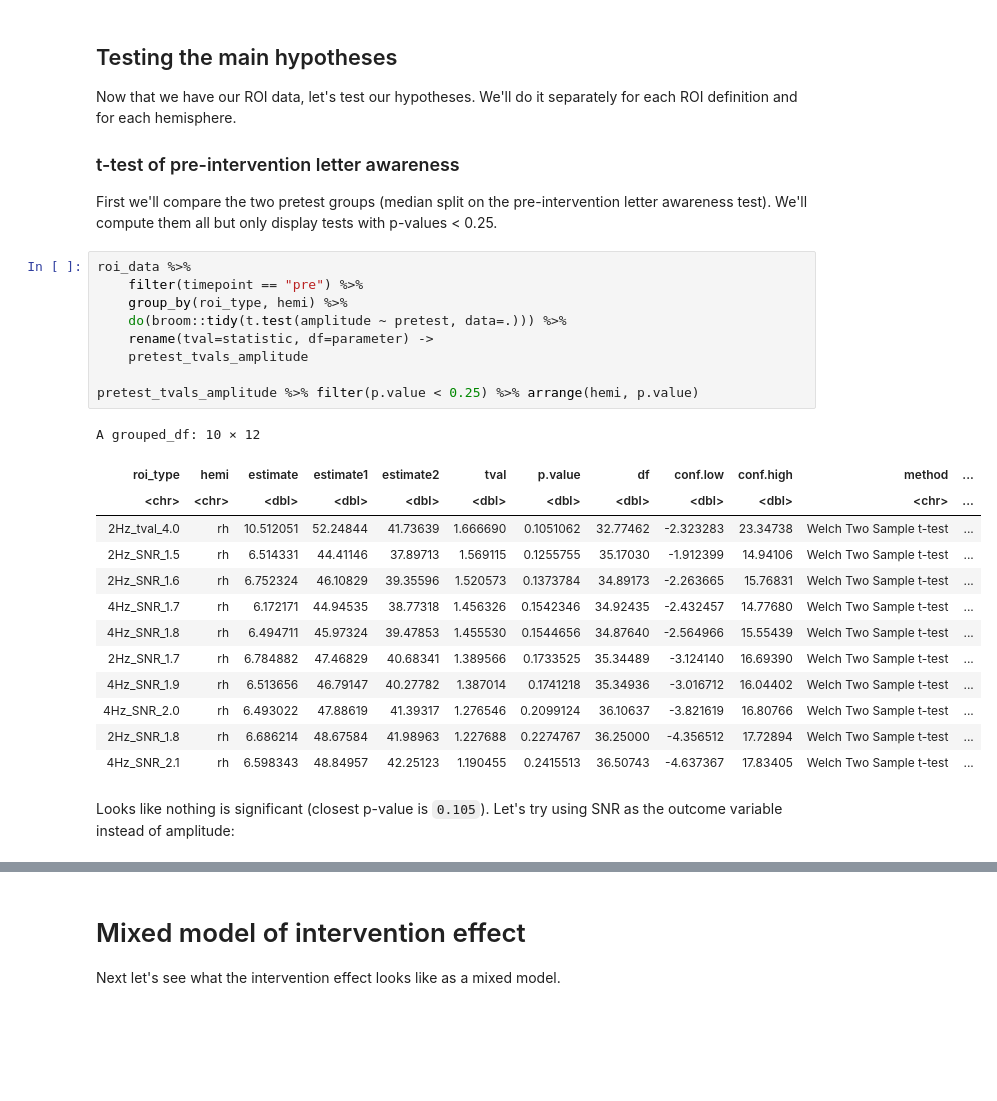
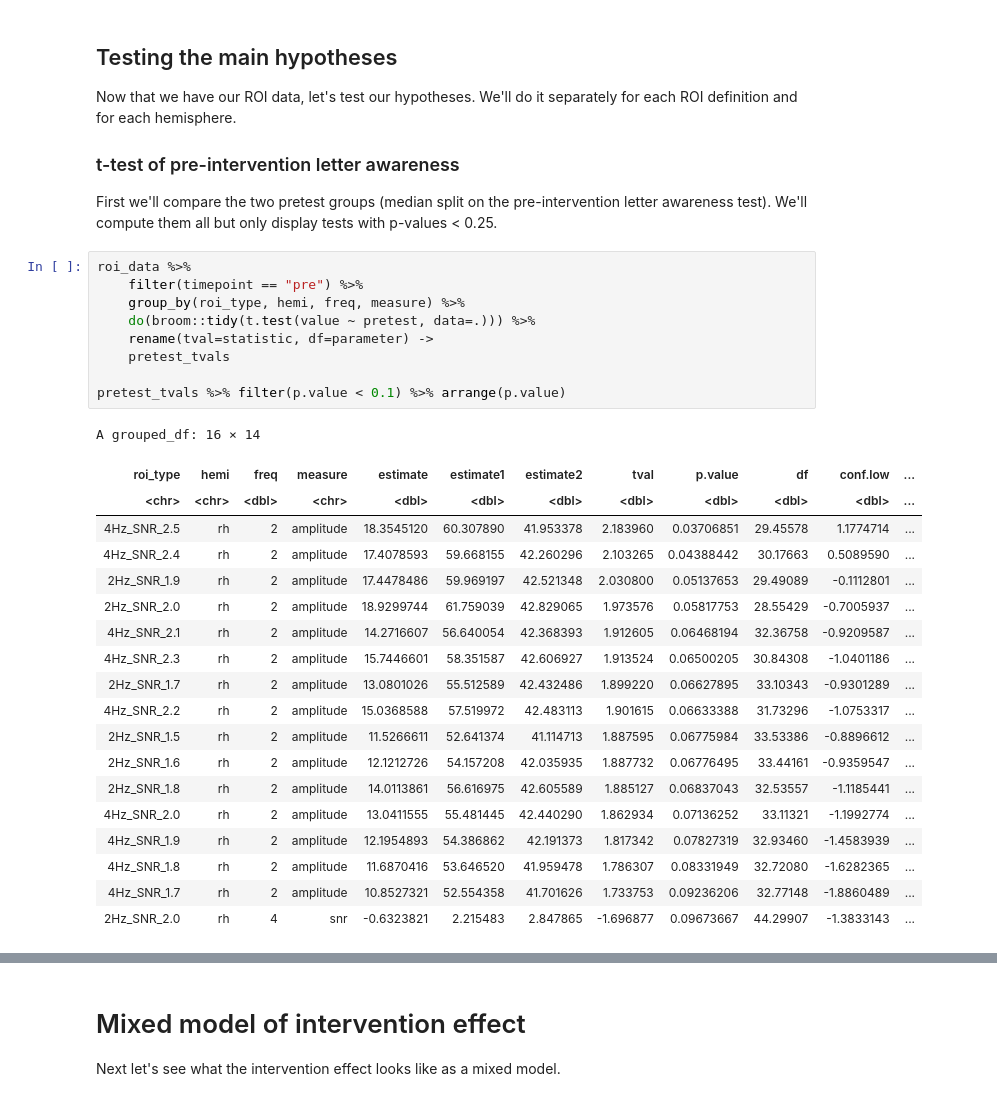
Before and after one commit to yeatmanlab/preK-MEG, a Jupyter notebook: analysis/notebooks/ssvep_ROI_modeling.ipynb, the cells around one changed output, grey strips where cells are left out. Saved outputs shown, nothing was run; the diff lists cells and outputs as text; blank space fills up the shorter version.

```diff
--- a/analysis/notebooks/ssvep_ROI_modeling.ipynb
+++ b/analysis/notebooks/ssvep_ROI_modeling.ipynb
@@ -280,25 +289,29 @@ First we'll compare the two pretest groups (median split on the pre-intervention
 # %%
 roi_data %>%
     filter(timepoint == "pre") %>%
-    group_by(roi_type, hemi) %>%
-    do(broom::tidy(t.test(amplitude ~ pretest, data=.))) %>%
+    group_by(roi_type, hemi, freq, measure) %>%
+    do(broom::tidy(t.test(value ~ pretest, data=.))) %>%
     rename(tval=statistic, df=parameter) ->
-    pretest_tvals_amplitude
+    pretest_tvals
 
-pretest_tvals_amplitude %>% filter(p.value < 0.25) %>% arrange(hemi, p.value)
+pretest_tvals %>% filter(p.value < 0.1) %>% arrange(p.value)
 # %% [output]
-A grouped_df: 10 × 12
+A grouped_df: 16 × 14
-| roi_type | hemi | estimate | estimate1 | estimate2 | tval | p.value | df | conf.low | conf.high | method | ... |
-| <chr> | <chr> | <dbl> | <dbl> | <dbl> | <dbl> | <dbl> | <dbl> | <dbl> | <dbl> | <chr> | ... |
-| 2Hz_tval_4.0 | rh | 10.512051 | 52.24844 | 41.73639 | 1.666690 | 0.1051062 | 32.77462 | -2.323283 | 23.34738 | Welch Two Sample t-test | ... |
-| 2Hz_SNR_1.5 | rh | 6.514331 | 44.41146 | 37.89713 | 1.569115 | 0.1255755 | 35.17030 | -1.912399 | 14.94106 | Welch Two Sample t-test | ... |
-| 2Hz_SNR_1.6 | rh | 6.752324 | 46.10829 | 39.35596 | 1.520573 | 0.1373784 | 34.89173 | -2.263665 | 15.76831 | Welch Two Sample t-test | ... |
-| 4Hz_SNR_1.7 | rh | 6.172171 | 44.94535 | 38.77318 | 1.456326 | 0.1542346 | 34.92435 | -2.432457 | 14.77680 | Welch Two Sample t-test | ... |
-| 4Hz_SNR_1.8 | rh | 6.494711 | 45.97324 | 39.47853 | 1.455530 | 0.1544656 | 34.87640 | -2.564966 | 15.55439 | Welch Two Sample t-test | ... |
-| 2Hz_SNR_1.7 | rh | 6.784882 | 47.46829 | 40.68341 | 1.389566 | 0.1733525 | 35.34489 | -3.124140 | 16.69390 | Welch Two Sample t-test | ... |
-| 4Hz_SNR_1.9 | rh | 6.513656 | 46.79147 | 40.27782 | 1.387014 | 0.1741218 | 35.34936 | -3.016712 | 16.04402 | Welch Two Sample t-test | ... |
-| 4Hz_SNR_2.0 | rh | 6.493022 | 47.88619 | 41.39317 | 1.276546 | 0.2099124 | 36.10637 | -3.821619 | 16.80766 | Welch Two Sample t-test | ... |
-| 2Hz_SNR_1.8 | rh | 6.686214 | 48.67584 | 41.98963 | 1.227688 | 0.2274767 | 36.25000 | -4.356512 | 17.72894 | Welch Two Sample t-test | ... |
-| 4Hz_SNR_2.1 | rh | 6.598343 | 48.84957 | 42.25123 | 1.190455 | 0.2415513 | 36.50743 | -4.637367 | 17.83405 | Welch Two Sample t-test | ... |
+| roi_type | hemi | freq | measure | estimate | estimate1 | estimate2 | tval | p.value | df | conf.low | ... |
+| <chr> | <chr> | <dbl> | <chr> | <dbl> | <dbl> | <dbl> | <dbl> | <dbl> | <dbl> | <dbl> | ... |
+| 4Hz_SNR_2.5 | rh | 2 | amplitude | 18.3545120 | 60.307890 | 41.953378 | 2.183960 | 0.03706851 | 29.45578 | 1.1774714 | ... |
+| 4Hz_SNR_2.4 | rh | 2 | amplitude | 17.4078593 | 59.668155 | 42.260296 | 2.103265 | 0.04388442 | 30.17663 | 0.5089590 | ... |
+| 2Hz_SNR_1.9 | rh | 2 | amplitude | 17.4478486 | 59.969197 | 42.521348 | 2.030800 | 0.05137653 | 29.49089 | -0.1112801 | ... |
+| 2Hz_SNR_2.0 | rh | 2 | amplitude | 18.9299744 | 61.759039 | 42.829065 | 1.973576 | 0.05817753 | 28.55429 | -0.7005937 | ... |
+| 4Hz_SNR_2.1 | rh | 2 | amplitude | 14.2716607 | 56.640054 | 42.368393 | 1.912605 | 0.06468194 | 32.36758 | -0.9209587 | ... |
+| 4Hz_SNR_2.3 | rh | 2 | amplitude | 15.7446601 | 58.351587 | 42.606927 | 1.913524 | 0.06500205 | 30.84308 | -1.0401186 | ... |
+| 2Hz_SNR_1.7 | rh | 2 | amplitude | 13.0801026 | 55.512589 | 42.432486 | 1.899220 | 0.06627895 | 33.10343 | -0.9301289 | ... |
+| 4Hz_SNR_2.2 | rh | 2 | amplitude | 15.0368588 | 57.519972 | 42.483113 | 1.901615 | 0.06633388 | 31.73296 | -1.0753317 | ... |
+| 2Hz_SNR_1.5 | rh | 2 | amplitude | 11.5266611 | 52.641374 | 41.114713 | 1.887595 | 0.06775984 | 33.53386 | -0.8896612 | ... |
+| 2Hz_SNR_1.6 | rh | 2 | amplitude | 12.1212726 | 54.157208 | 42.035935 | 1.887732 | 0.06776495 | 33.44161 | -0.9359547 | ... |
+| 2Hz_SNR_1.8 | rh | 2 | amplitude | 14.0113861 | 56.616975 | 42.605589 | 1.885127 | 0.06837043 | 32.53557 | -1.1185441 | ... |
+| 4Hz_SNR_2.0 | rh | 2 | amplitude | 13.0411555 | 55.481445 | 42.440290 | 1.862934 | 0.07136252 | 33.11321 | -1.1992774 | ... |
+| 4Hz_SNR_1.9 | rh | 2 | amplitude | 12.1954893 | 54.386862 | 42.191373 | 1.817342 | 0.07827319 | 32.93460 | -1.4583939 | ... |
+| 4Hz_SNR_1.8 | rh | 2 | amplitude | 11.6870416 | 53.646520 | 41.959478 | 1.786307 | 0.08331949 | 32.72080 | -1.6282365 | ... |
+| 4Hz_SNR_1.7 | rh | 2 | amplitude | 10.8527321 | 52.554358 | 41.701626 | 1.733753 | 0.09236206 | 32.77148 | -1.8860489 | ... |
+| 2Hz_SNR_2.0 | rh | 4 | snr | -0.6323821 | 2.215483 | 2.847865 | -1.696877 | 0.09673667 | 44.29907 | -1.3833143 | ... |
-# %% [markdown]
-Looks like nothing is significant (closest p-value is `0.105`). Let's try using SNR as the outcome variable instead of amplitude:
```
Also changed, not shown: parts of 23 cells of this notebook, 1 other file.
